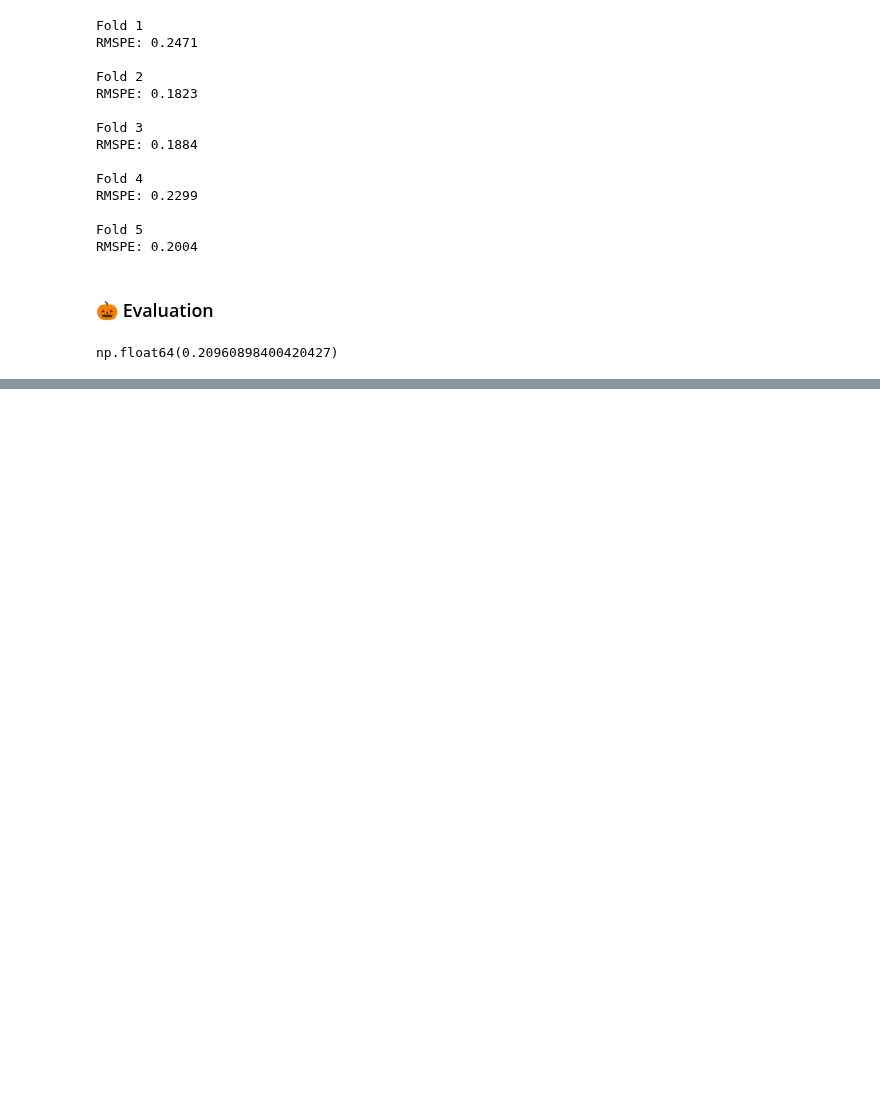
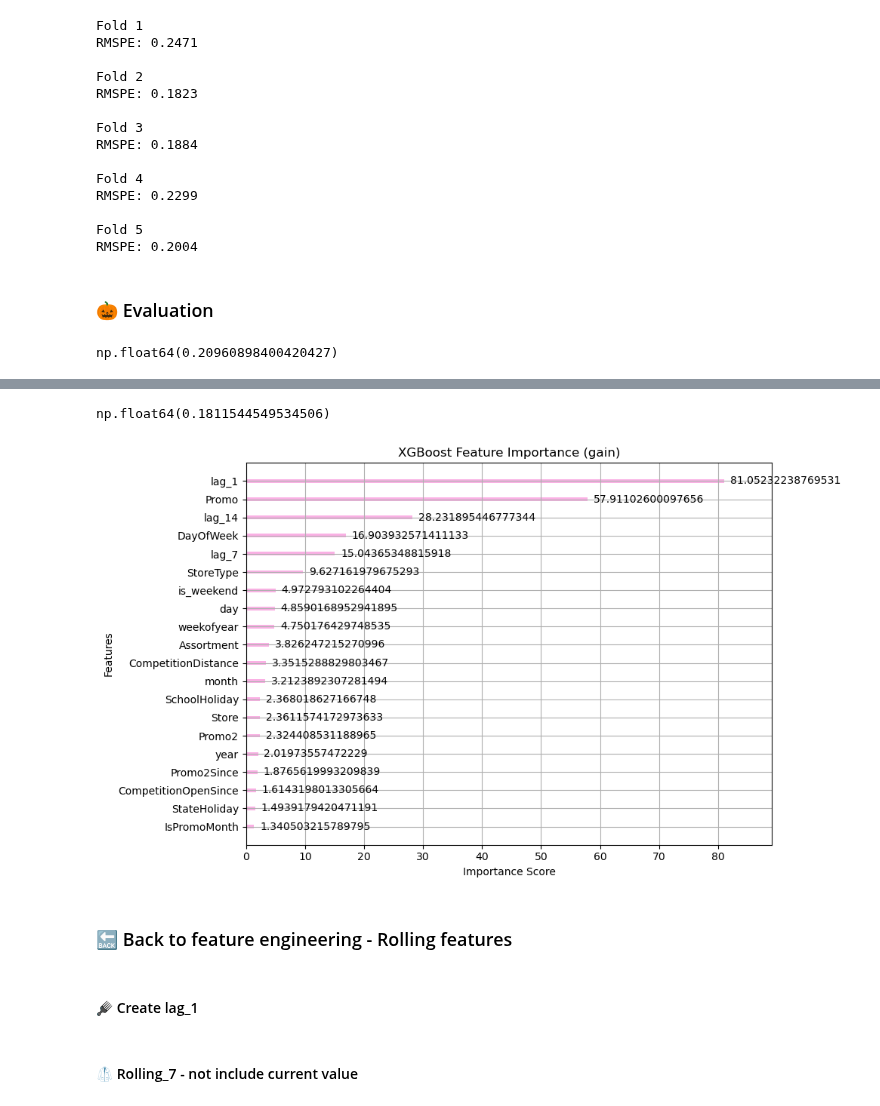
Before and after one commit to trungdung1711/rossmann-store-sales, a Jupyter notebook: notebooks/4_loop.ipynb, the cells around one changed output, grey strips where cells are left out. Saved outputs shown, nothing was run; the diff lists cells and outputs as text; code cells hidden in the pictures; blank space fills up the shorter version.

Commit message:
feat: :sparkles: add lag and rolling features, retrain xgb

```diff
--- a/notebooks/4_loop.ipynb
+++ b/notebooks/4_loop.ipynb
@@ -563,0 +627,3 @@ np.float64(0.20960898400420427)
+# %%
+df_1["lag_1"] = df_1.groupby("Store")["Sales"].shift(1)
+df_1["lag_1"] = df_1["lag_1"].fillna(df_1["lag_1"].median())
@@ -563,0 +632,3 @@ np.float64(0.20960898400420427)
+# %%
+df_1["lag_7"] = df_1.groupby("Store")["Sales"].shift(7)
+df_1["lag_7"] = df_1["lag_7"].fillna(df_1["lag_7"].median())
@@ -563,0 +637,3 @@ np.float64(0.20960898400420427)
+# %%
+df_1["lag_14"] = df_1.groupby("Store")["Sales"].shift(14)
+df_1["lag_14"] = df_1["lag_14"].fillna(df_1["lag_14"].median())
@@ -563,0 +690,13 @@ np.float64(0.20960898400420427)
+# %%
+cutoffs = [
+    "2014-03-01",
+    "2014-06-01",
+    "2014-09-01",
+    "2014-12-01",
+    "2015-06-20"
+]
+
+folds = create_expanding_folds_with_cutoffs(
+        df_1,
+        cutoffs=cutoffs
+    )
@@ -563,0 +767,5 @@ np.float64(0.20960898400420427)
+# %%
+mean_rmspe = np.mean(np.array(scores))
+mean_rmspe
+# %% [output]
+np.float64(0.1811544549534506)
@@ -563,0 +798,6 @@ np.float64(0.20960898400420427)
+# %%
+feature_importance(models[2])
+# %% [output]
+[figure, added]
+# %% [markdown]
+### 🔙 Back to feature engineering - Rolling features
@@ -563,0 +806,2 @@ np.float64(0.20960898400420427)
+# %% [markdown]
+#### 🪮 Create lag_1
@@ -563,0 +814,2 @@ np.float64(0.20960898400420427)
+# %% [markdown]
+#### 🥼 Rolling_7 - not include current value
```
Also changed, not shown: parts of 32 cells of this notebook, 3 other files.
